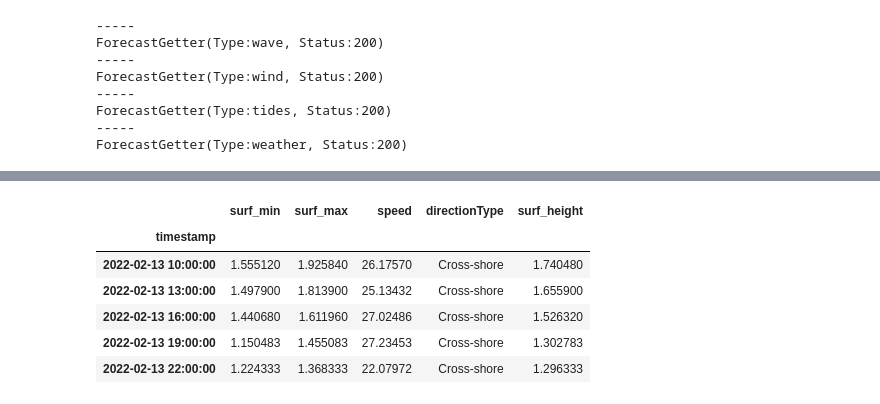
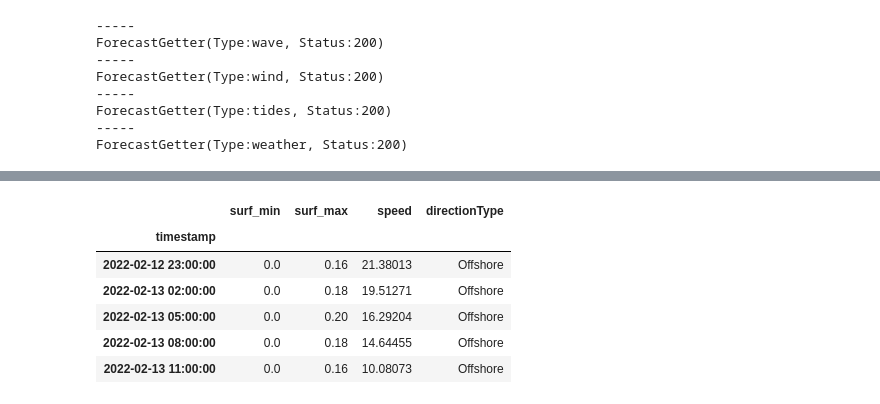
Before and after one commit to giocaizzi/pysurfline, a Jupyter notebook: docsrc/source/examples/surf_report.ipynb, the cells around one changed output, grey strips where cells are left out. Cells and saved outputs as stored; diff of their text form; code cells hidden in the pictures.

```diff
--- a/docsrc/source/examples/surf_report.ipynb
+++ b/docsrc/source/examples/surf_report.ipynb
@@ -18,12 +23,12 @@ List of known spot id
 | 5842041f4e65fad6a7708890 | Pipeline (USA)|
 | 584204204e65fad6a7709b09 | Varazze (ITA)|
 # %%
-params={
-    "spotId":"5842041f4e65fad6a7708890",
-    "days":7,
-    "intervalHours":3,
-    }
-spot=SpotForecast(params,verbose=True)
+params = {
+    "spotId": "584204204e65fad6a7709b09",
+    "days": 5,
+    "intervalHours": 3,
+}
+spot = SpotForecast(params, verbose=True)
 # %% [output]
 -----
 ForecastGetter(Type:wave, Status:200)
@@ -34,10 +39,14 @@ ForecastGetter(Type:tides, Status:200)
 -----
 ForecastGetter(Type:weather, Status:200)
 # %%
-report=[]
-for attr in ["wave","wind","weather"]: #exclude "tides" because of HIGH LOW exact times
+report = []
+for attr in [
+    "wave",
+    "wind",
+    "weather",
+]:  # exclude "tides" because of HIGH LOW exact times
     report.append(spot.get_dataframe(attr))
-report=pd.concat(report,axis=1)
+report = pd.concat(report, axis=1)
 report.head()
 # %% [output]
 |  | utcOffset | surf_min | surf_max | surf_optimalScore | swells | utcOffset | speed | direction | ... |
@@ -50,12 +59,11 @@ report.head()
 # %%
-surf=report.copy()[["surf_min",	"surf_max","speed","directionType"]]
-surf["surf_height"]=surf[["surf_min","surf_max"]].mean(axis=1)
+surf = report.copy()[["surf_min", "surf_max", "speed", "directionType"]]
 surf.head()
 # %% [output]
-|  | surf_min | surf_max | speed | directionType | surf_height |
-| timestamp |  |  |  |  |  |
-| 2022-02-13 10:00:00 | 1.555120 | 1.925840 | 26.17570 | Cross-shore | 1.740480 |
-| 2022-02-13 13:00:00 | 1.497900 | 1.813900 | 25.13432 | Cross-shore | 1.655900 |
-| 2022-02-13 16:00:00 | 1.440680 | 1.611960 | 27.02486 | Cross-shore | 1.526320 |
-| 2022-02-13 19:00:00 | 1.150483 | 1.455083 | 27.23453 | Cross-shore | 1.302783 |
-| 2022-02-13 22:00:00 | 1.224333 | 1.368333 | 22.07972 | Cross-shore | 1.296333 |
+|  | surf_min | surf_max | speed | directionType |
+| timestamp |  |  |  |  |
+| 2022-02-12 23:00:00 | 0.0 | 0.16 | 21.38013 | Offshore |
+| 2022-02-13 02:00:00 | 0.0 | 0.18 | 19.51271 | Offshore |
+| 2022-02-13 05:00:00 | 0.0 | 0.20 | 16.29204 | Offshore |
+| 2022-02-13 08:00:00 | 0.0 | 0.18 | 14.64455 | Offshore |
+| 2022-02-13 11:00:00 | 0.0 | 0.16 | 10.08073 | Offshore |
```
Also changed, not shown: parts of 5 cells of this notebook.
